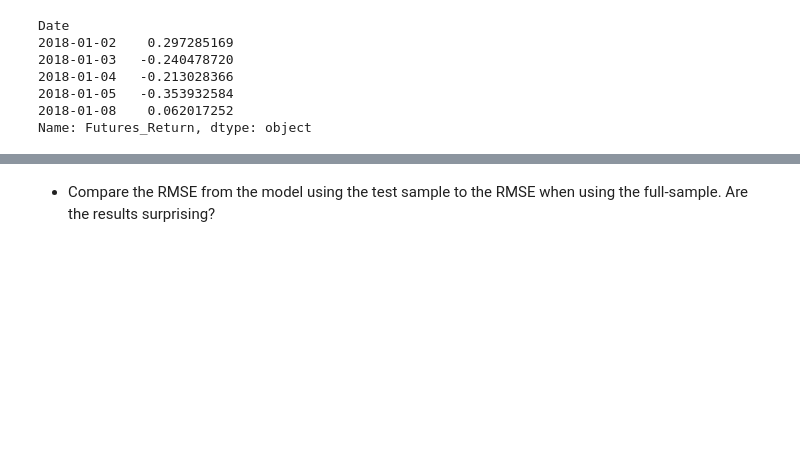
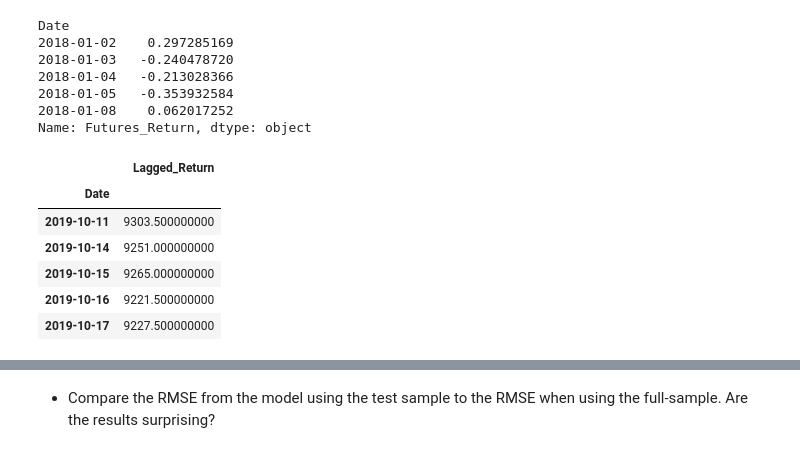
Before and after one commit to stragitech/Yen_Futures, a Jupyter notebook: time_series_analysis.ipynb, the cells around one changed output, grey strips where cells are left out. Cells and saved outputs as stored; diff of their text form; code cells hidden in the pictures; blank space fills up the shorter version.

```diff
--- a/time_series_analysis.ipynb
+++ b/time_series_analysis.ipynb
@@ -631,3 +619,13 @@ Date
 2018-01-05   -0.353932584
 2018-01-08    0.062017252
 Name: Futures_Return, dtype: object
+# %%
+X_test.tail()
+# %% [output]
+|  | Lagged_Return |
+| Date |  |
+| 2019-10-11 | 9303.500000000 |
+| 2019-10-14 | 9251.000000000 |
+| 2019-10-15 | 9265.000000000 |
+| 2019-10-16 | 9221.500000000 |
+| 2019-10-17 | 9227.500000000 |
```
Also changed, not shown: parts of 8 cells of this notebook.
